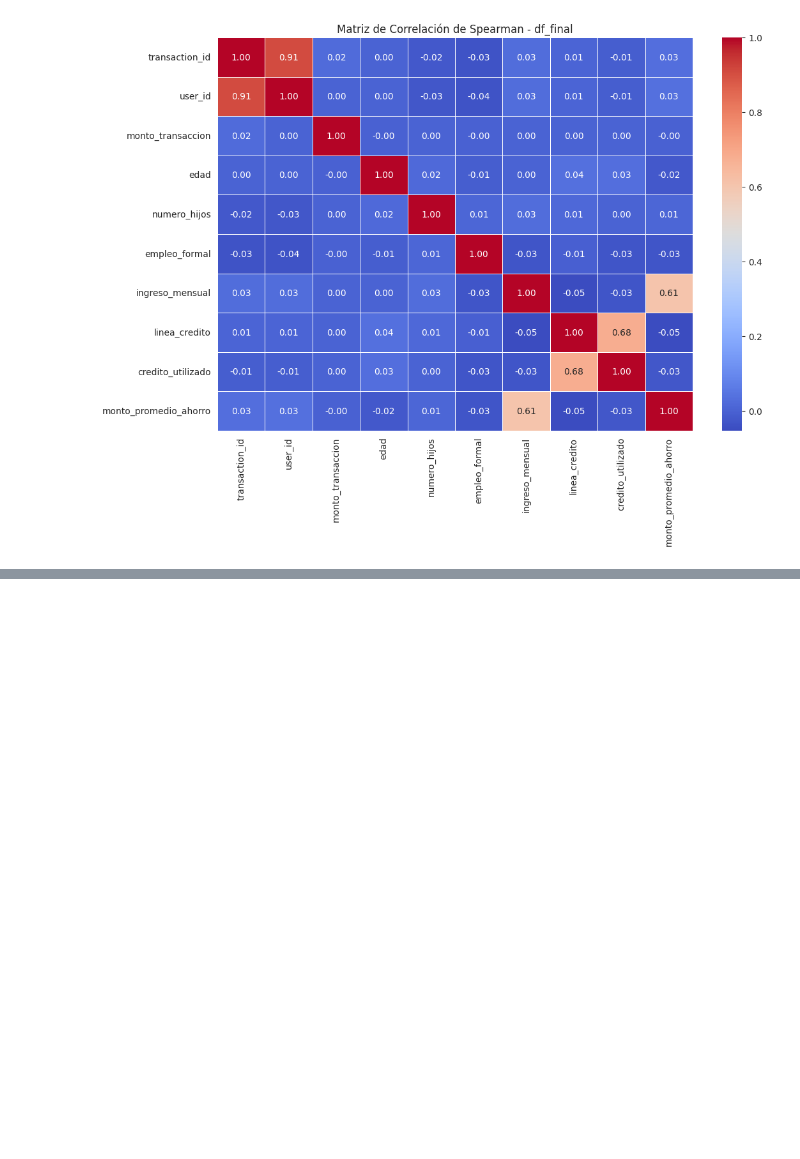
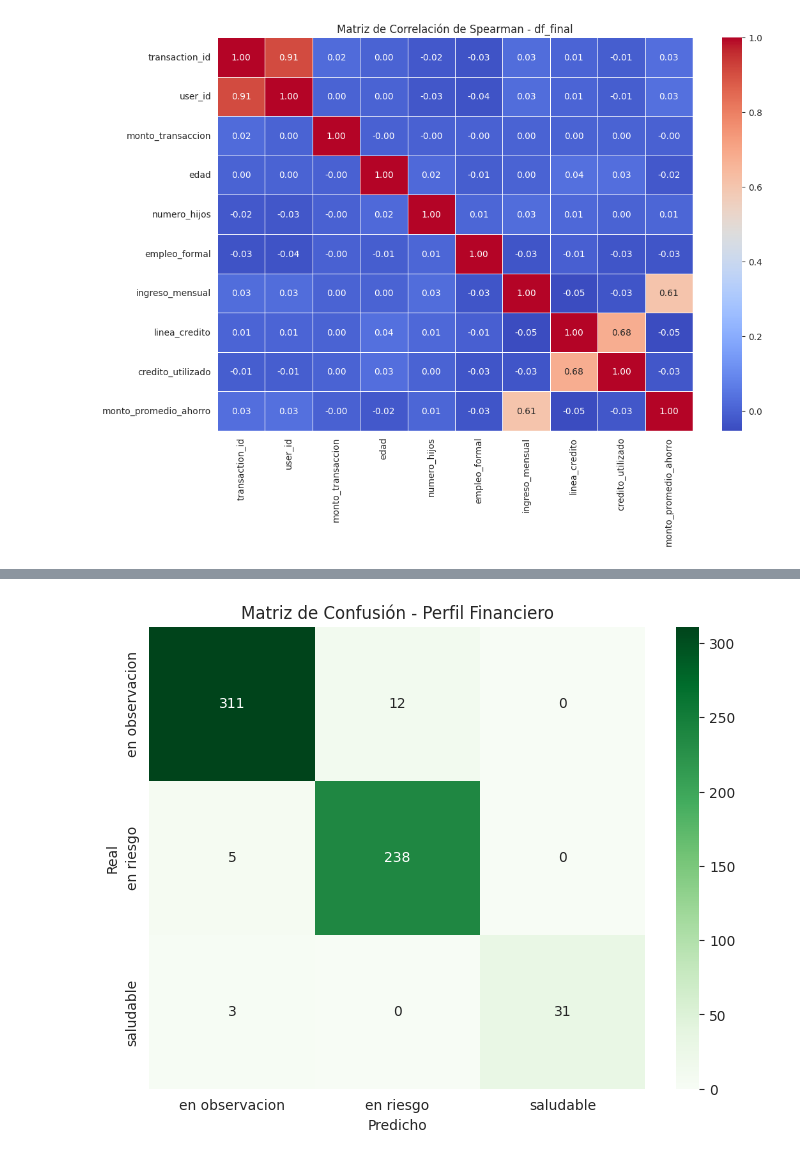
Before and after one commit to dr-dlr/drlab, a Jupyter notebook: hackathon_dataset.ipynb, the cells around one changed output, grey strips where cells are left out. Drawn from its saved outputs; the diff is of its cells as text; code cells hidden in the pictures; blank space fills up the shorter version.

Commit message:
Añadidos los entrenamientos de NLP en transacciones, RF y SHAP en clientes

```diff
--- a/hackathon_dataset.ipynb
+++ b/hackathon_dataset.ipynb
@@ -362,0 +499,87 @@ plt.show()
+# %%
+import pandas as pd
+import numpy as np
+import joblib
+import matplotlib.pyplot as plt
+import seaborn as sns
+from sklearn.model_selection import train_test_split, RandomizedSearchCV
+from sklearn.ensemble import RandomForestClassifier
+from sklearn.preprocessing import StandardScaler, OneHotEncoder
+from sklearn.compose import ColumnTransformer
+from sklearn.pipeline import Pipeline
+from sklearn.metrics import classification_report, confusion_matrix, accuracy_score, f1_score, precision_score, recall_score
+
+# 1. Separar X e y
+X = clientes.drop(['user_id', 'perfil_financiero'], axis=1)
+y = clientes['perfil_financiero']
+
+# 2. Identificar automáticamente variables numéricas y categóricas
+numeric_features = X.select_dtypes(include=['int64', 'float64']).columns.tolist()
+categorical_features = X.select_dtypes(include=['object']).columns.tolist()
+
+# 3. Construir ColumnTransformer
+preprocessor = ColumnTransformer(
+    transformers=[
+        ('num', StandardScaler(), numeric_features),
+        ('cat', OneHotEncoder(handle_unknown='ignore'), categorical_features)
+    ]
+)
+
+# 4. Construir Pipeline completo
+rf_pipeline = Pipeline(steps=[
+    ('preprocessor', preprocessor),
+    ('classifier', RandomForestClassifier(random_state=42))
+])
+
+# 5. Dividir datos (Estratificación para mantener proporciones de clases)
+X_train, X_test, y_train, y_test = train_test_split(
+    X, y, test_size=0.2, random_state=42, stratify=y
+)
+
+# 6. Optimización de hiperparámetros con RandomizedSearchCV
+param_dist = {
+    'classifier__n_estimators': [100, 200, 300, 500],
+    'classifier__max_depth': [None, 10, 20, 30],
+    'classifier__min_samples_split': [2, 5, 10],
+    'classifier__min_samples_leaf': [1, 2, 4],
+    'classifier__max_features': ['sqrt', 'log2']
+}
+
+random_search = RandomizedSearchCV(
+    rf_pipeline,
+    param_distributions=param_dist,
+    n_iter=20,
+    cv=5,
+    scoring='f1_macro',
+    n_jobs=-1,
+    random_state=42
+)
+
+print("Entrenando y optimizando el modelo...")
+random_search.fit(X_train, y_train)
+
+# Obtener el mejor modelo
+best_model = random_search.best_estimator_
+
+# 7. Evaluación
+y_pred = best_model.predict(X_test)
+
+print(f"\nMejores Hiperparámetros: {random_search.best_params_}")
+print("\n--- Métricas de Evaluación ---")
+print(f"Accuracy: {accuracy_score(y_test, y_pred):.4f}")
+print(f"F1-Score Macro: {f1_score(y_test, y_pred, average='macro'):.4f}")
+print(f"Precision Macro: {precision_score(y_test, y_pred, average='macro'):.4f}")
+print(f"Recall Macro: {recall_score(y_test, y_pred, average='macro'):.4f}")
+
+print("\nClassification Report:")
+print(classification_report(y_test, y_pred))
+
+# 8. Matriz de Confusión
+plt.figure(figsize=(8, 6))
+sns.heatmap(confusion_matrix(y_test, y_pred), annot=True, fmt='d', cmap='Greens',
+            xticklabels=best_model.classes_, yticklabels=best_model.classes_)
+plt.title('Matriz de Confusión - Perfil Financiero')
+plt.ylabel('Real')
+plt.xlabel('Predicho')
+plt.show()
+# %% [output]
@@ -362,0 +606 @@ plt.show()
+[figure, added]
```
Also changed, not shown: parts of 13 cells of this notebook.
